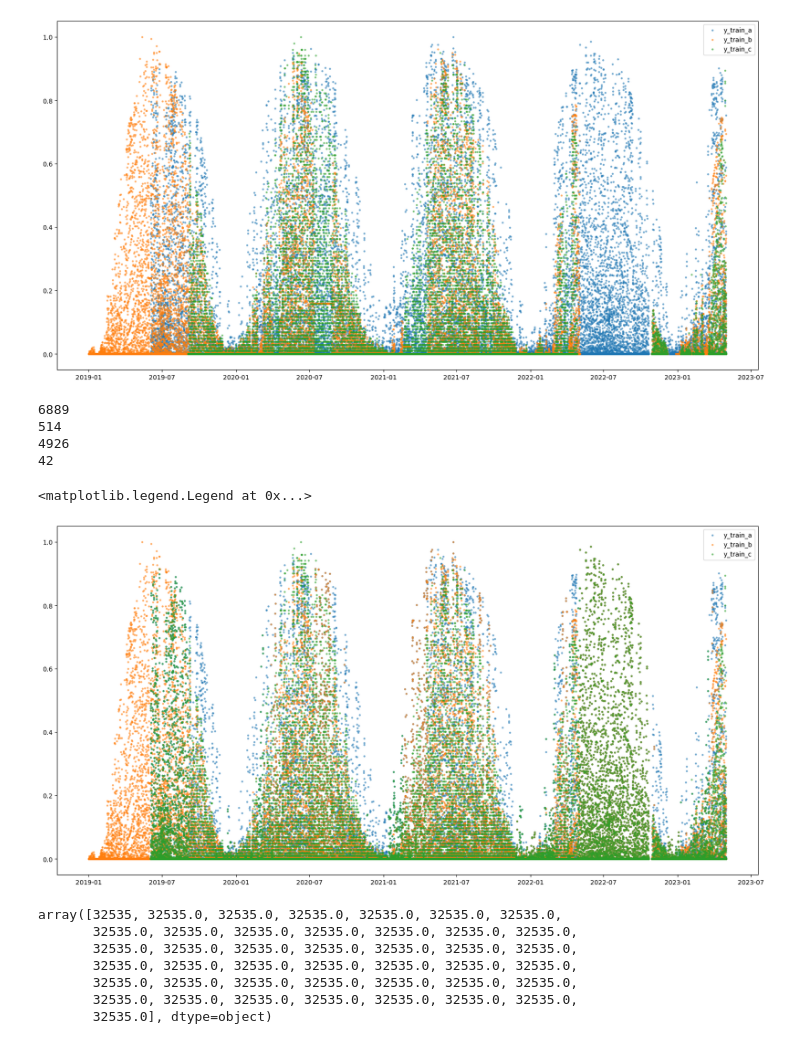
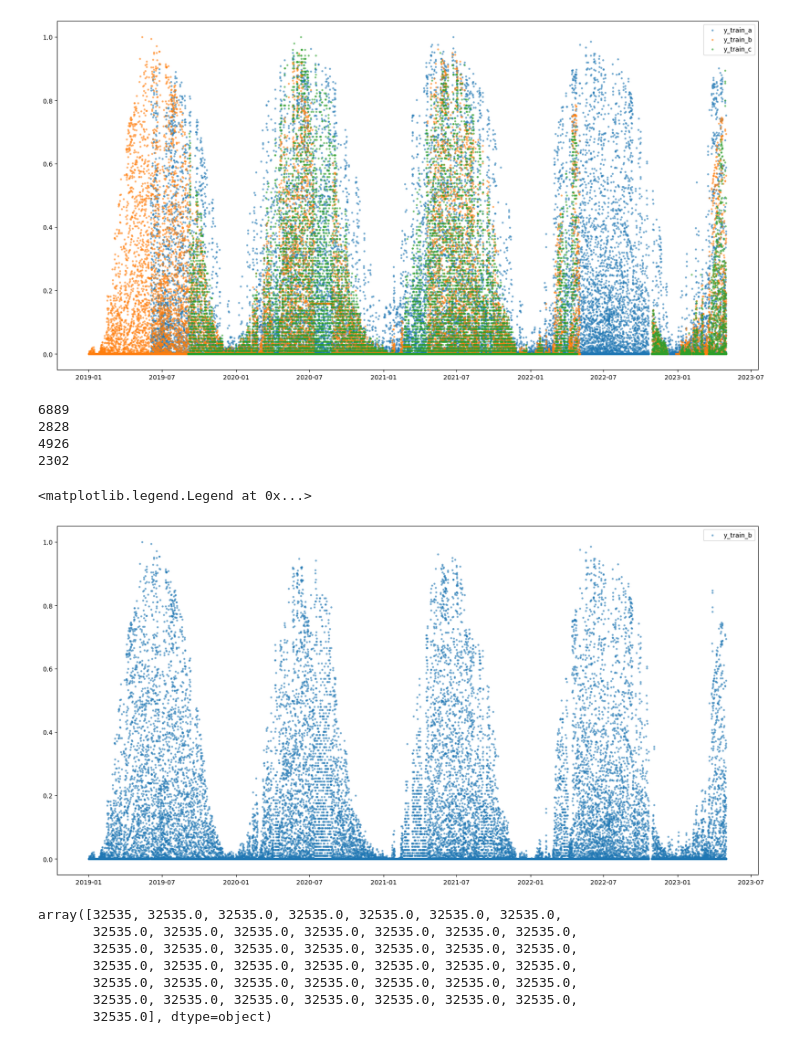
Before and after one commit to mathiasraa/tdt4173-forecasting, a Jupyter notebook: notebooks/top_score13.10_super_model_all_the_boys_1 copy_KG.ipynb, the cells around one changed output. Cells and saved outputs as stored; diff of their text form; code cells hidden in the pictures.

```diff
--- a/notebooks/top_score13.10_super_model_all_the_boys_1 copy_KG.ipynb
+++ b/notebooks/top_score13.10_super_model_all_the_boys_1 copy_KG.ipynb
@@ -613,8 +613,8 @@ repeated_indices_c = find_repeated_indexes(y_train_c,"pv_measurement", 24)
 
 print(len(repeated_indices_b))
 timestamps_b = y_train_b.reset_index()[y_train_b.reset_index().index.isin(repeated_indices_b)]["time"]
-filtered_a = y_train_a[y_train_a["time"].isin(timestamps_b)]
-y_train_b.loc[y_train_b.time.isin(filtered_a.time), "pv_measurement"] = y_train_a[y_train_a["time"].isin(timestamps_b)]["pv_measurement"].values
+filtered_c = y_train_c[y_train_c["time"].isin(timestamps_b)]
+y_train_b.loc[y_train_b.time.isin(filtered_c.time), "pv_measurement"] = y_train_c[y_train_c["time"].isin(timestamps_b)]["pv_measurement"].values
 repeated_indices_b = find_repeated_indexes(y_train_b,"pv_measurement", 24)
 print(len(repeated_indices_b))
 
@@ -624,8 +624,8 @@ print(len(repeated_indices_c))
 
 
 timestamps_c = y_train_c.reset_index()[y_train_c.reset_index().index.isin(repeated_indices_c)]["time"]
-filtered_a = y_train_a[y_train_a["time"].isin(timestamps_c)]
-y_train_c.loc[y_train_c.time.isin(filtered_a.time), "pv_measurement"] = y_train_a[y_train_a["time"].isin(timestamps_c)]["pv_measurement"].values
+filtered_b = y_train_b[y_train_b["time"].isin(timestamps_c)]
+y_train_c.loc[y_train_c.time.isin(filtered_b.time), "pv_measurement"] = y_train_b[y_train_b["time"].isin(timestamps_c)]["pv_measurement"].values
 
 repeated_indices_c = find_repeated_indexes(y_train_c,"pv_measurement", 24)
 print(len(repeated_indices_c))
@@ -642,9 +642,9 @@ y_train_b = pd.concat([y_train_b, y_train_a[y_train_a["time"].isin(diff_times_b)
 y_train_c = pd.concat([y_train_c, y_train_a[y_train_a["time"].isin(diff_times_c)]]).sort_values(by="time")
 # %% [output]
 6889
-514
+2828
 4926
-42
+2302
 # %%
 # Fix repeated values in B
 
@@ -667,20 +667,20 @@ X_train_c = pd.concat([X_train_c, X_train_a[X_train_a["date_forecast"].isin(diff
 # %%
 # Plot the y_test values for all the datasets after normalizing each set
 
 #A
 plt.figure(figsize=(20,10))
-plt.scatter(y_train_a["time"], y_train_a["pv_measurement"], label="y_train_a", s=5, alpha=0.5)
+# plt.scatter(y_train_a["time"], y_train_a["pv_measurement"], label="y_train_a", s=5, alpha=0.5)
 
 #B
 plt.scatter(y_train_b["time"],y_train_b["pv_measurement"], label="y_train_b", s=5, alpha=0.5)
 
 #C
-plt.scatter(y_train_c["time"],y_train_c["pv_measurement"], label="y_train_c",s=5, alpha=0.5)
+# plt.scatter(y_train_c["time"],y_train_c["pv_measurement"], label="y_train_c",s=5, alpha=0.5)
 
 plt.legend()
 # %% [output]
 <matplotlib.legend.Legend at 0x...>
-[figure, old version]
+[figure, new version]
 # %%
 X_train_b.describe().to_numpy()[0]
 # %% [output]
```
Also changed, not shown: parts of 6 cells of this notebook.
